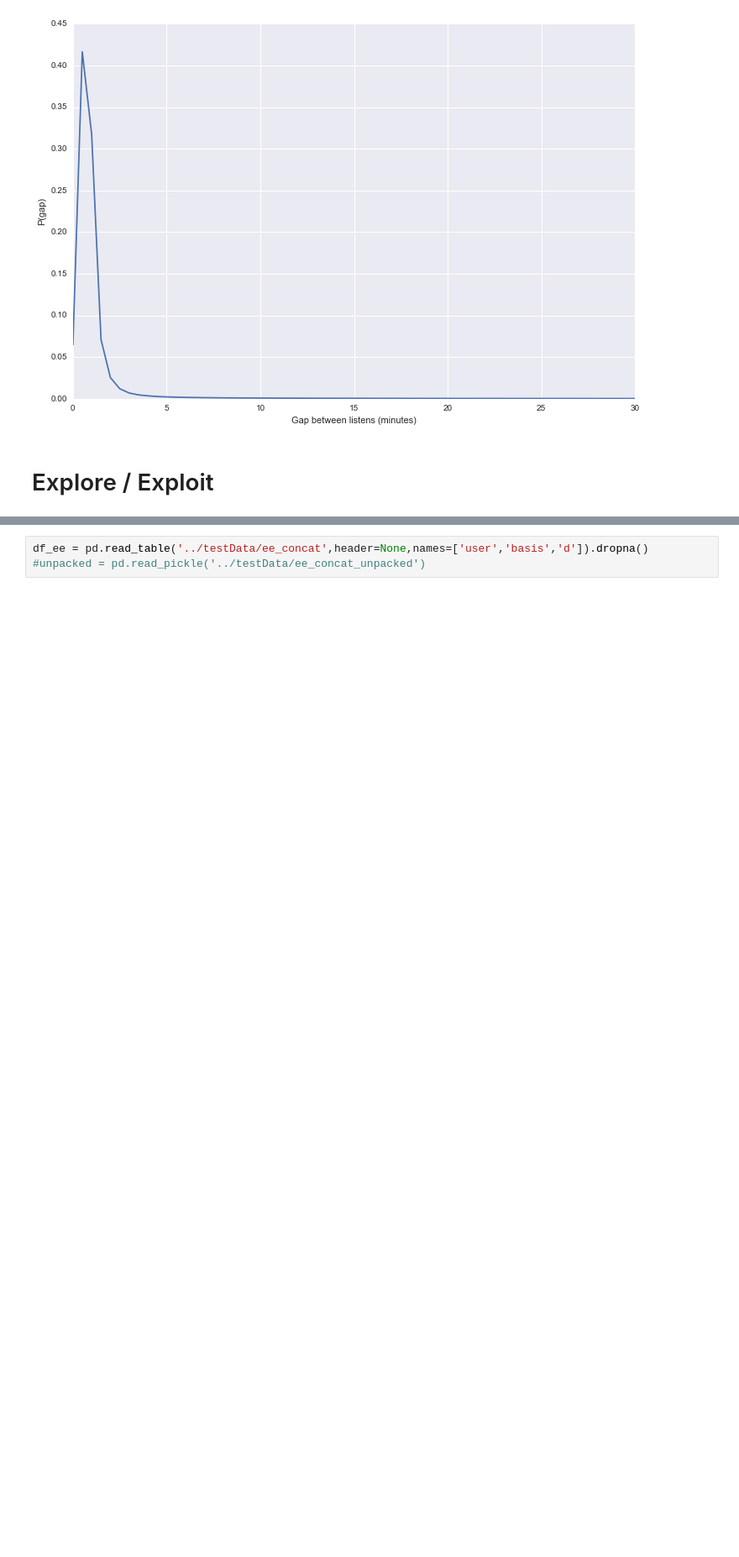
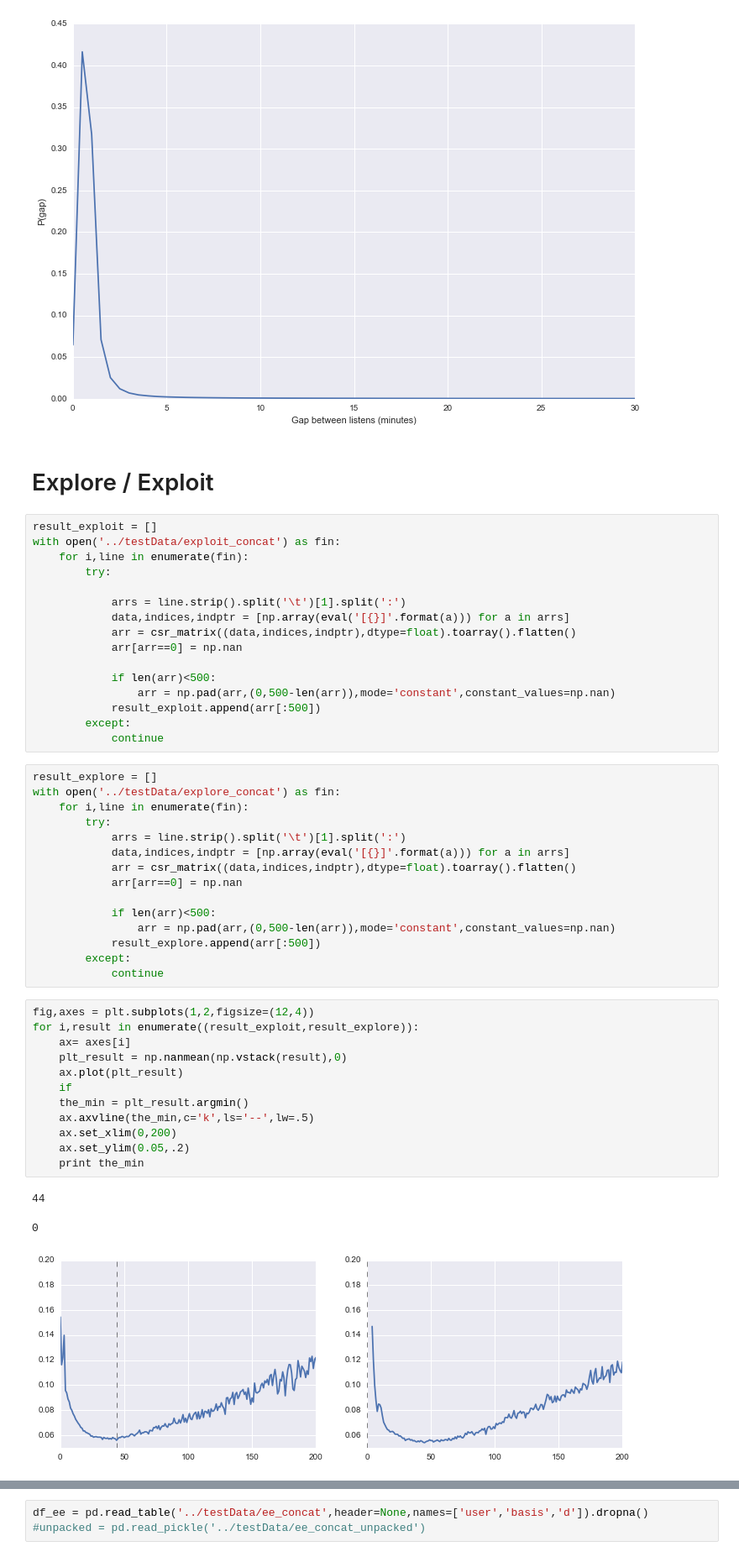
Before and after one commit to jlorince/MusicForaging, a Jupyter notebook: notebooks/result_viz.ipynb, the cells around one changed output, grey strips where cells are left out. Shown at 84% size. Cells and saved outputs as stored; diff of their text form; blank space fills up the shorter version.

```diff
--- a/notebooks/result_viz.ipynb
+++ b/notebooks/result_viz.ipynb
@@ -398,3 +399,50 @@ ax.set_ylabel('P(gap)');
 [figure]
 # %% [markdown]
 # Explore / Exploit
+# %%
+result_exploit = []
+with open('../testData/exploit_concat') as fin:
+    for i,line in enumerate(fin):
+        try:
+
+            arrs = line.strip().split('\t')[1].split(':')
+            data,indices,indptr = [np.array(eval('[{}]'.format(a))) for a in arrs]
+            arr = csr_matrix((data,indices,indptr),dtype=float).toarray().flatten()
+            arr[arr==0] = np.nan
+
+            if len(arr)<500:
+                arr = np.pad(arr,(0,500-len(arr)),mode='constant',constant_values=np.nan)
+            result_exploit.append(arr[:500])
+        except:
+            continue
+# %%
+result_explore = []
+with open('../testData/explore_concat') as fin:
+    for i,line in enumerate(fin):
+        try:
+            arrs = line.strip().split('\t')[1].split(':')
+            data,indices,indptr = [np.array(eval('[{}]'.format(a))) for a in arrs]
+            arr = csr_matrix((data,indices,indptr),dtype=float).toarray().flatten()
+            arr[arr==0] = np.nan
+
+            if len(arr)<500:
+                arr = np.pad(arr,(0,500-len(arr)),mode='constant',constant_values=np.nan)
+            result_explore.append(arr[:500])
+        except:
+            continue
+# %%
+fig,axes = plt.subplots(1,2,figsize=(12,4))
+for i,result in enumerate((result_exploit,result_explore)):
+    ax= axes[i]
+    plt_result = np.nanmean(np.vstack(result),0)
+    ax.plot(plt_result)
+    if
+    the_min = plt_result.argmin()
+    ax.axvline(the_min,c='k',ls='--',lw=.5)
+    ax.set_xlim(0,200)
+    ax.set_ylim(0.05,.2)
+    print the_min
+# %% [output]
+44
+0
+[figure, added]
```
Also changed, not shown: parts of 4 cells of this notebook, 1 other file.
